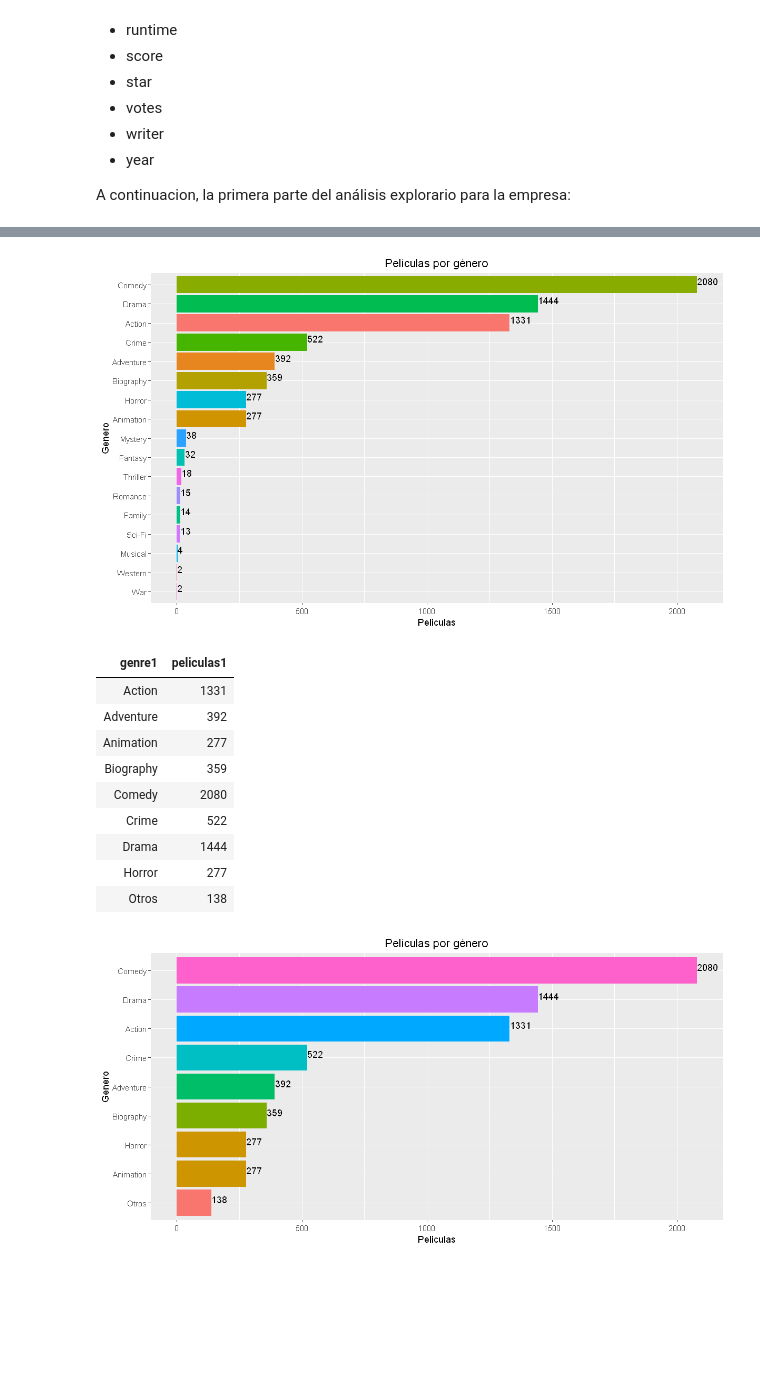
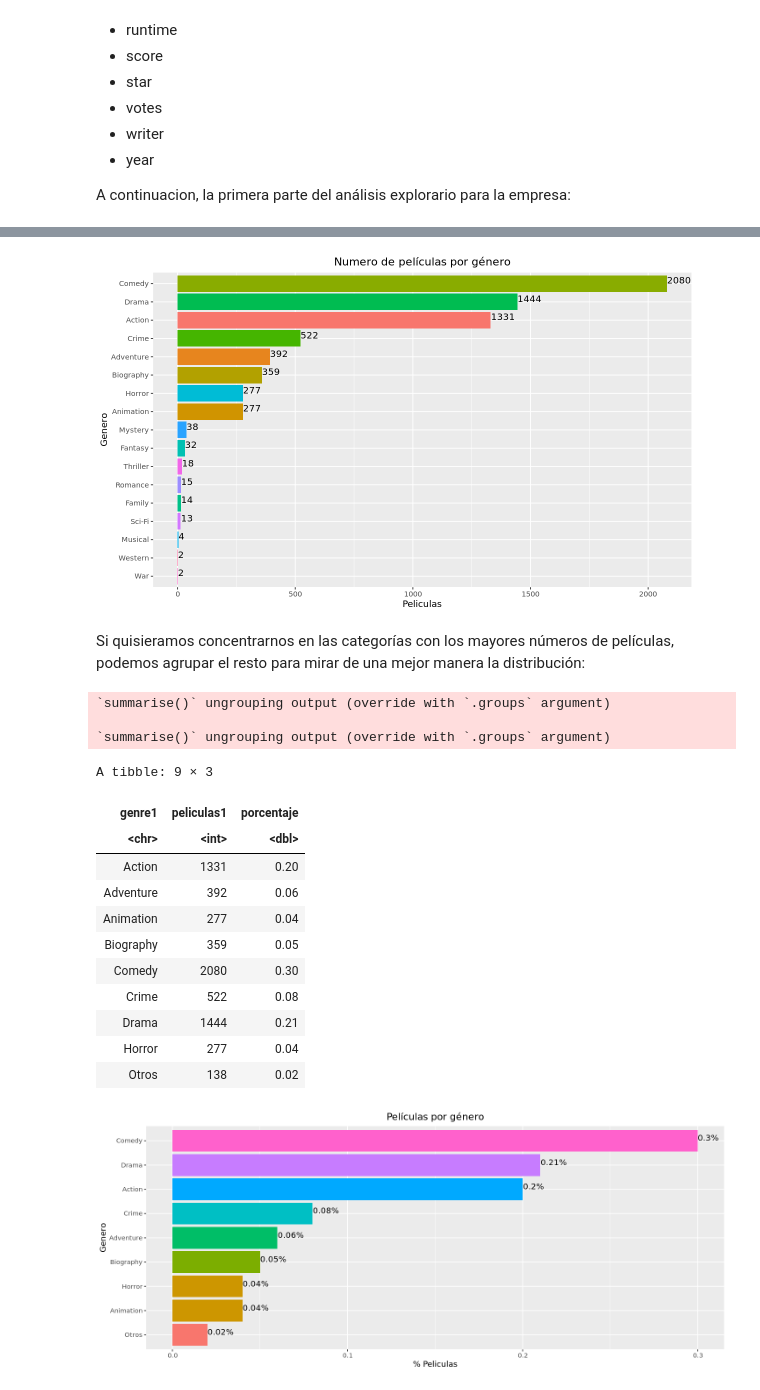
Before and after one commit to prope-2020-gh-classroom/practica-final-por-equipos-verano-2020-itam-LizzyGamboa, a Jupyter notebook: PF_AnalisisExploratorio_P1.ipynb, the cells around one changed output, grey strips where cells are left out. Cells and saved outputs as stored; diff of their text form; code cells hidden in the pictures; blank space fills up the shorter version.

```diff
--- a/PF_AnalisisExploratorio_P1.ipynb
+++ b/PF_AnalisisExploratorio_P1.ipynb
@@ -84,40 +81,48 @@ options(repr.plot.width=10, repr.plot.height=6)
 table(movies$genre)  %>%  as.data.frame() %>% arrange(Freq)  %>%
   ggplot(aes(x=reorder(Var1,Freq), y=Freq , fill=as.factor(Var1)) )  +
         geom_bar(stat="identity") +
-        ggtitle("Películas por género")+
+        ggtitle("Numero de películas por género")+
         coord_flip() +
         geom_text(aes( label=Freq, hjust=-.01, vjust=0)) +
         xlab("Genero") +
         ylab("Peliculas") +
         theme(legend.position="none", plot.title = element_text(hjust = 0.5))
 # %% [output]
-[figure, old version]
+[figure, new version]
+# %% [markdown]
+Si quisieramos concentrarnos en las categorías con los mayores números de películas, podemos agrupar el resto para mirar de una mejor manera la distribución:
 # %%
 t1 <-movies  %>% group_by(genre) %>% summarise(peliculas=n() ) %>% arrange (peliculas)  %>%
     mutate ( genre1= if_else(peliculas<50, "Otros", as.character(genre)))  %>%
-    group_by( genre1)  %>% summarise(peliculas1=sum(peliculas) )
+    group_by( genre1)  %>% summarise(peliculas1=sum(peliculas) ) %>% as_tibble() %>%
+    mutate(porcentaje= round(peliculas1/sum(peliculas1),2) )
 t1
 # %% [output]
+`summarise()` ungrouping output (override with `.groups` argument)
+
+`summarise()` ungrouping output (override with `.groups` argument)
+A tibble: 9 × 3
-| genre1 | peliculas1 |
-| Action | 1331 |
-| Adventure | 392 |
-| Animation | 277 |
-| Biography | 359 |
-| Comedy | 2080 |
-| Crime | 522 |
-| Drama | 1444 |
-| Horror | 277 |
-| Otros | 138 |
+| genre1 | peliculas1 | porcentaje |
+| <chr> | <int> | <dbl> |
+| Action | 1331 | 0.20 |
+| Adventure | 392 | 0.06 |
+| Animation | 277 | 0.04 |
+| Biography | 359 | 0.05 |
+| Comedy | 2080 | 0.30 |
+| Crime | 522 | 0.08 |
+| Drama | 1444 | 0.21 |
+| Horror | 277 | 0.04 |
+| Otros | 138 | 0.02 |
 # %%
-options(repr.plot.width=10, repr.plot.height=5)
+options(repr.plot.width=12, repr.plot.height=5)
 t1  %>%
-    ggplot(aes(x=reorder(genre1,peliculas1), y=peliculas1 , fill=as.factor(peliculas1)) )  +
+    ggplot(aes(x=reorder(genre1,porcentaje), y=porcentaje , fill=as.factor(peliculas1)) )  +
         geom_bar(stat="identity") +
         ggtitle("Películas por género")+
         coord_flip() +
-        geom_text(aes( label=peliculas1, hjust=-.01, vjust=0)) +
+        geom_text(aes( label=paste0(porcentaje, "%"), hjust=-.01, vjust=0)) +
         xlab("Genero") +
-        ylab("Peliculas") +
+        ylab("% Peliculas") +
         theme(legend.position="none", plot.title = element_text(hjust = 0.5))
 # %% [output]
-[figure, old version]
+[figure, new version]
```
Also changed, not shown: parts of 20 cells of this notebook.
